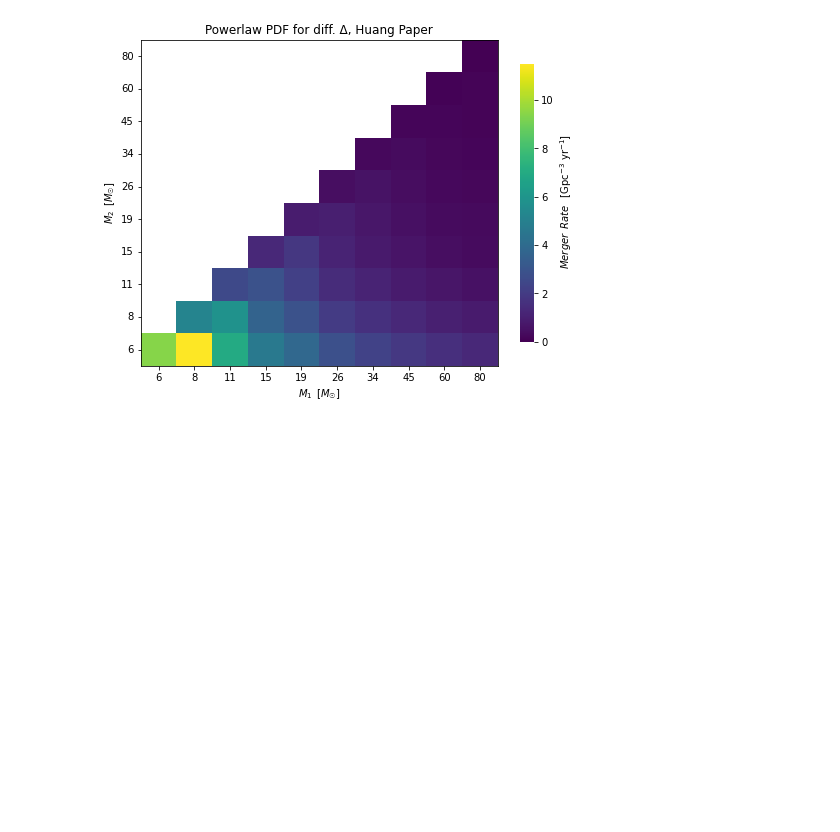
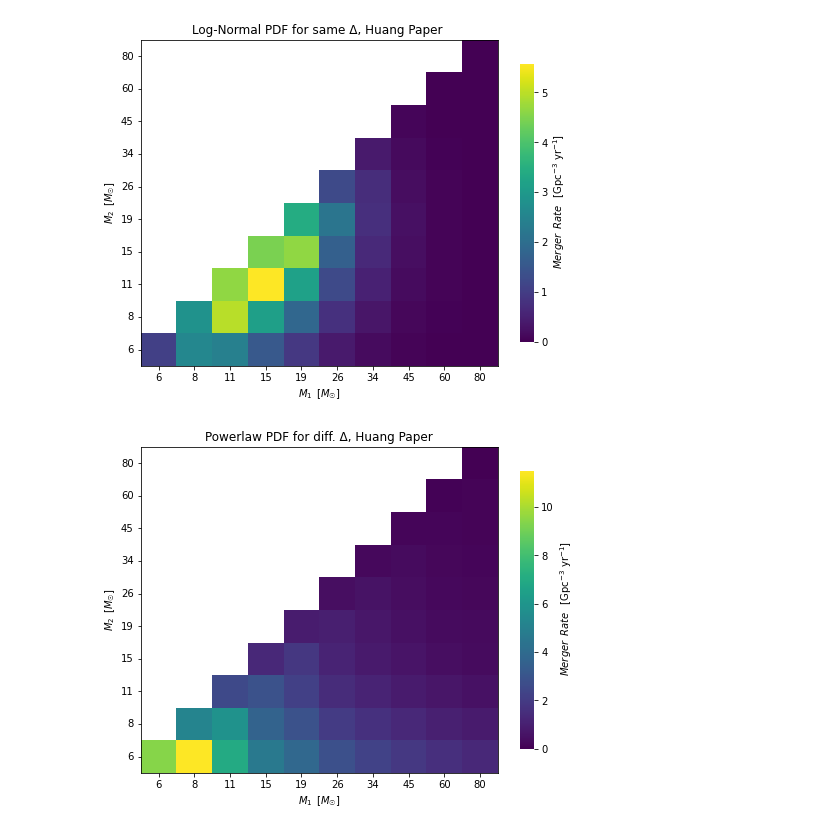
Before and after one commit to pratibhajangra591/Ifca-github, a Jupyter notebook: 2D merg Huang paper.ipynb, the cells around one changed output. Cells and saved outputs as stored; diff of their text form; code cells hidden in the pictures; blank space fills up the shorter version.

```diff
--- a/2D merg Huang paper.ipynb
+++ b/2D merg Huang paper.ipynb
@@ -51,0 +112,59 @@ print(m_1_list)
+# %%
+# Calculation of the 2D merger rate for Log-Normal PBH mass Distribution.
+#The resolution of the PBHs masses m_1 is Δ_1 and of m_2 is Δ_2 with Δ_1=Δ_2=Δ.
+
+
+
+
+Merger_lognormal = np.zeros((10, 10))
+
+
+for i in range(10):
+    for j in range(10):
+
+
+        f_pbh = 3.7e-3
+        f = 0.85*f_pbh
+
+
+        def P(m):               #Log-Normal PBH mass Distribution
+            σ = 0.6
+            m_c = 15              #in units of M☉
+            return  (1/(σ * m * np.sqrt(2*π))) * np.exp(-(((np.log(m/m_c))**2)/(2*(σ**2))))
+
+        if i==j:
+            Merger_lognormal[i, j] = 0.5 * Merger_equal_deltas(m_1_list[i], m_2_list[j], Δ_1_list[i], t_m)
+
+        else:
+            Merger_lognormal[i, j] = Merger_equal_deltas(m_1_list[i], m_2_list[j], Δ_1_list[i], t_m)
+
+
+
+mask = np.tril(np.ones((10,10)),k=-1)  #created an array of shape Merger_12 with all the elements in it being 0.
+fig,ax= plt.subplots(figsize=(8, 6))
+
+ax = sns.heatmap(Merger_lognormal, mask=mask,  cmap='viridis', cbar=True,
+                 cbar_kws={"shrink": 0.85,'label': ' $Merger\hspace{0.5}Rate \hspace{0.5}$ [Gpc$^{-3}$ yr$^{-1}$]'},
+                 vmin=0)
+
+
+
+ax.set_xticklabels(m_1_list)
+ax.set_yticklabels(m_2_list,rotation = 360)
+
+
+
+# make frame visible
+for _, spine in ax.spines.items():
+    spine.set_visible(True)
+
+
+
+ax.invert_yaxis()
+plt.xlabel('$M_{1}\hspace{0.5}[M_{☉}]$')
+plt.ylabel('$M_{2}\hspace{0.5}[M_{☉}]$')
+plt.title('Log-Normal PDF for same Δ, Huang Paper ')
+plt.savefig('Huang, Log-Normal PDF for same Δ.pdf')
+plt.show()
+# %% [output]
+[figure, added]
```
Also changed, not shown: parts of 8 cells of this notebook.
